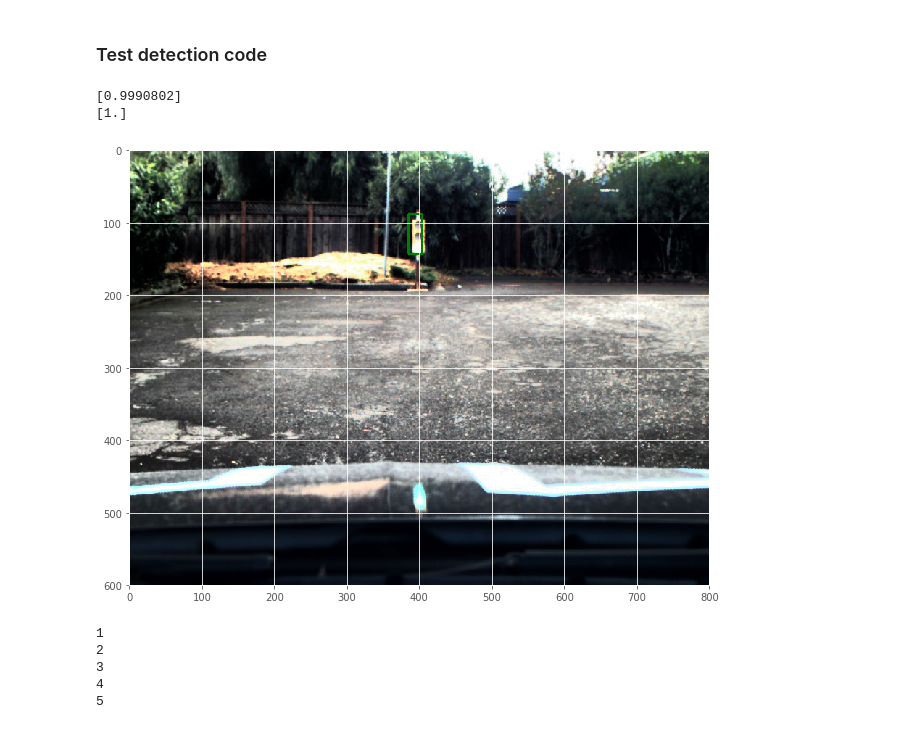
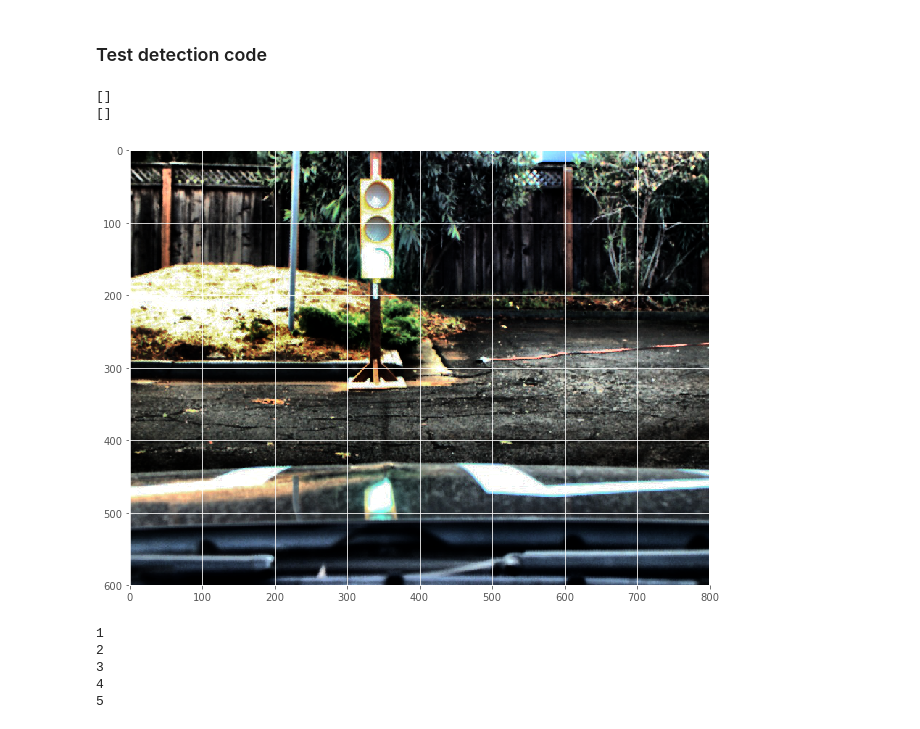
Before and after one commit to thegleb/CarND-Capstone, a Jupyter notebook: model-playground/CarND-capstone-model-playground.ipynb, the cells around one changed output. Cells and saved outputs as stored; diff of their text form; code cells hidden in the pictures.

```diff
--- a/model-playground/CarND-capstone-model-playground.ipynb
+++ b/model-playground/CarND-capstone-model-playground.ipynb
@@ -218,24 +238,6 @@ site_yellow = [
     'synthetic-data/elements/site/yellow-34.png',
     'synthetic-data/elements/site/yellow-35.png',
 ]
-def adjust_gamma(img, gamma=1.0):
-    inv_gamma = 1.0 / gamma
-    table = np.array([
-      ((i / 255.0) ** inv_gamma) * 255
-      for i in np.arange(0, 256)])
-    return cv2.LUT(img.astype(np.uint8), table.astype(np.uint8))
-
-def adjust_contrast(img):
-    clahe = cv2.createCLAHE(clipLimit=4.0, tileGridSize=(6,6))
-    img = cv2.cvtColor(img, cv2.COLOR_RGB2LAB)
-    img[:,:,0] = clahe.apply(img[:,:,0])
-    img = cv2.cvtColor(img, cv2.COLOR_LAB2RGB)
-    return img
-
-def preprocess(img, gamma):
-    img = adjust_contrast(img)
-    img = adjust_gamma(img, gamma)
-    return img
 
 def create_object(wrapper, label, bounding_box):
     obj = ET.SubElement(wrapper, 'object')
@@ -426,9 +428,9 @@ red = site_red
 
 num_backgrounds = len(backgrounds)
 
-for i in range(4000):
+for i in range(2000):
     if i % 100 == 0:
-        print('creating image # ' + str(i))
+        print('creating image ' + str(i))
     bg = Image.open(backgrounds[random.randint(0, num_backgrounds - 1)])
 
     filename = 'synthetic-' + str(i)
@@ -456,7 +458,9 @@ for i in range(4000):
     ET.ElementTree(annotation).write(dest_folder + filename + '.xml')
     image_filename = dest_folder + filename + '.jpg'
 
-    bg = Image.fromarray(preprocess(np.asarray(bg), random.uniform(0.3, 0.6)))
+    image = np.asarray(bg)
+    image = preprocess(np.asarray(bg), random.uniform(0.3, 0.6))
+    bg = Image.fromarray(image)
     bg.save(image_filename)
 
     # everything below is for writing yaml file for the tfrecord conversion
@@ -479,9 +483,10 @@ for i in range(4000):
 
     entries.append(entry)
 
+print('Done with images and labels')
 with open(yaml_path, 'w') as file:
     yaml.dump(entries, file)
 
-print('Done!')
+print('Done with yaml')
 #     plt.imshow(bg)
 # %% [output]
@@ -684,7 +689,7 @@ def draw_boxes(image, boxes, classes, colors, thickness=3):
         draw.line([(left, top), (left, bot), (right, bot), (right, top), (left, top)], width=thickness, fill=color)
 
 
-detection_graph = load_graph('./graphsModels/ssd_mobilenet_v1_coco_20000_gamma_test.pb')
+detection_graph = load_graph('../ros/src/tl_detector/light_classification/site/ssd_inception_v2_coco_17000_gamma_new/frozen_inference_graph.pb')
 
 
 # The input placeholder for the image.
@@ -702,11 +707,11 @@ detection_scores = detection_graph.get_tensor_by_name('detection_scores:0')
 detection_classes = detection_graph.get_tensor_by_name('detection_classes:0')
 
 
-image = Image.open('./Site_Training_Test_Dataset/site-green-151.jpg')
-#image = Image.open('./assets/site-green-102.jpg')
+# image = Image.open('./Site_Training_Test_Dataset/site-green-151.jpg')
+image = Image.open('./assets/site-green-102.jpg')
 image = np.asarray(image)
 
-image = preprocess(image, 0.6)
+image = preprocess(image, 0.4)
 # image = np.asarray(image)
 # image = adjust_gamma(image, 0.5)
 # image = Image.fromarray(image)
@@ -715,36 +720,36 @@ image = Image.fromarray(image)
 image_np = np.expand_dims(np.asarray(image, dtype=np.uint8), 0)
 
 with tf.Session(graph=detection_graph) as sess:
     # Actual detection.
     (boxes, scores, classes) = sess.run([detection_boxes, detection_scores, detection_classes],
                                         feed_dict={image_tensor: image_np})
 
     # Remove unnecessary dimensions
     boxes = np.squeeze(boxes)
     scores = np.squeeze(scores)
     classes = np.squeeze(classes)
 
     confidence_cutoff = 0.5
     # Filter boxes with a confidence score less than `confidence_cutoff`
     boxes, scores, classes = filter_boxes(confidence_cutoff, boxes, scores, classes)
     print(scores)
     print(classes)
     # The current box coordinates are normalized to a range between 0 and 1.
     # This converts the coordinates actual location on the image.
     width, height = image.size
     box_coords = to_image_coords(boxes, height, width)
 
     # Each class with be represented by a differently colored box
     draw_boxes(image, box_coords, classes, ['green', 'yellow', 'red', 'gray'])
 #     print(detection_classes)
 #     print(classes)
 
     plt.figure(figsize=(12, 8))
     plt.imshow(image)
 # %% [output]
-[0.9990802]
-[1.]
+[]
+[]
-[figure, old version]
+[figure, new version]
 # %%
 for x in xrange(1,6,1):
     print x
```
Also changed, not shown: parts of 4 cells of this notebook, 4 other files.
